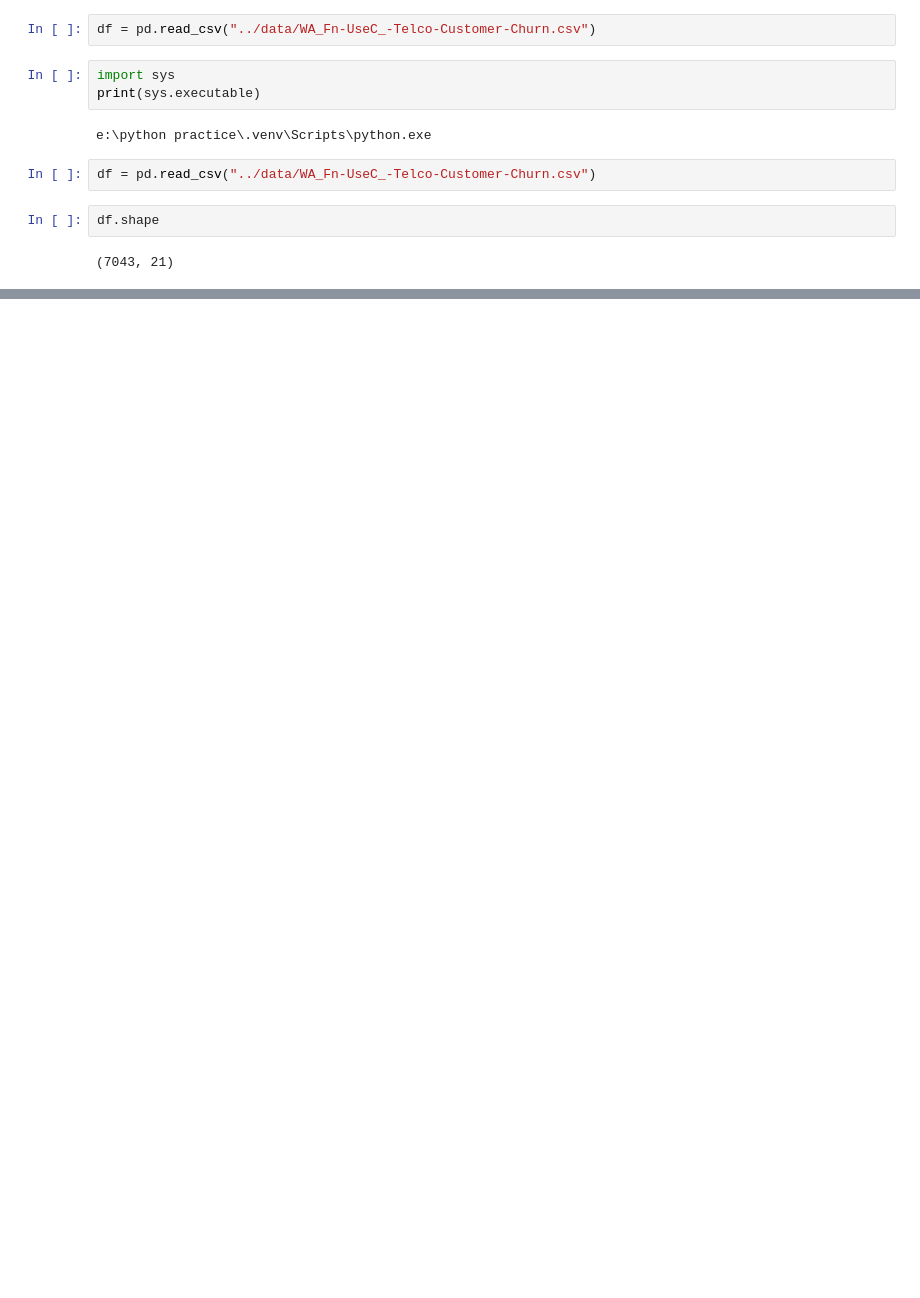
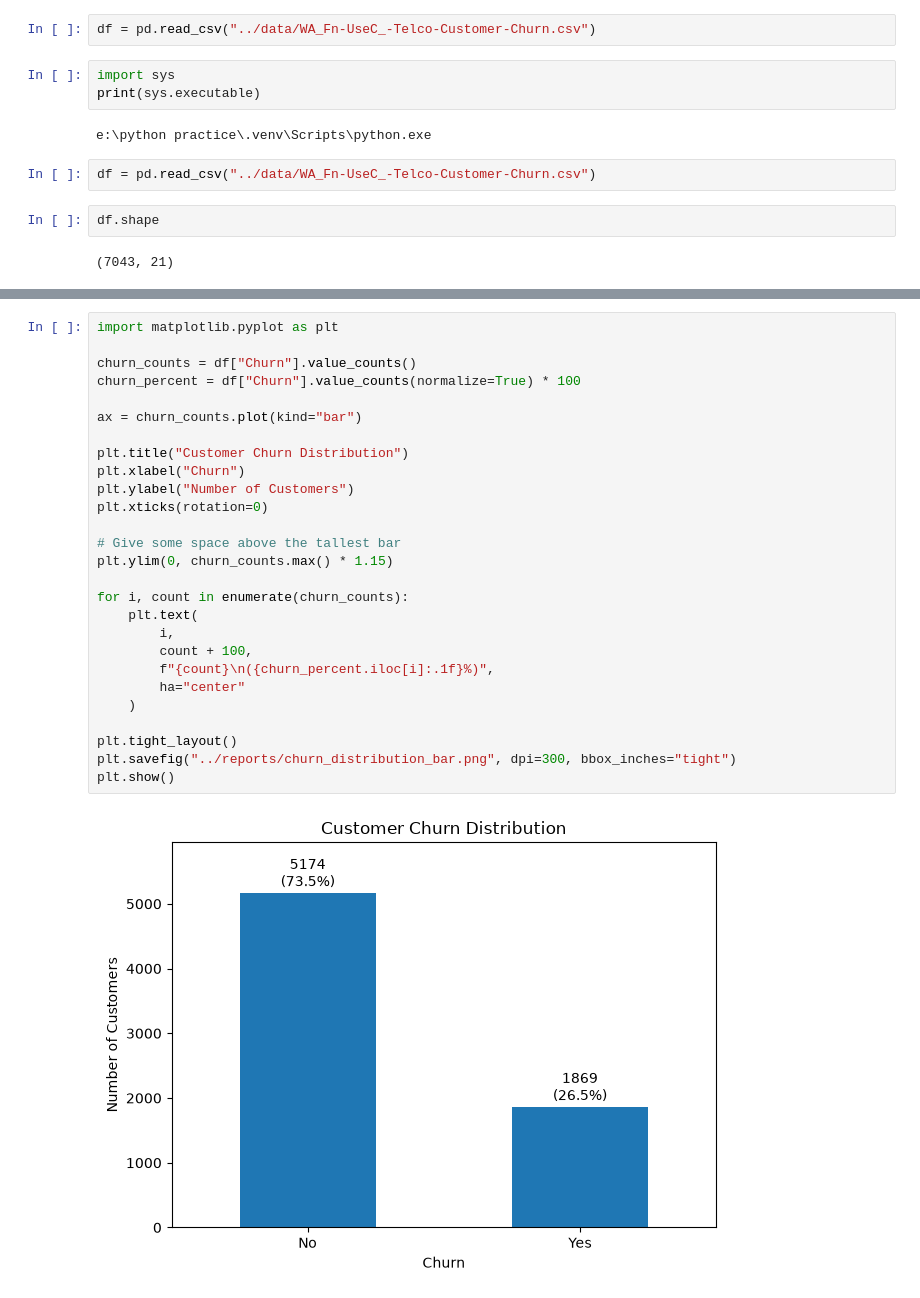
Before and after one commit to DJ321-art/ChurnSense, a Jupyter notebook: notebooks/01_eda.ipynb, the cells around one changed output, grey strips where cells are left out. Drawn from its saved outputs; the diff is of its cells as text; blank space fills up the shorter version.

```diff
--- a/notebooks/01_eda.ipynb
+++ b/notebooks/01_eda.ipynb
@@ -19,0 +153,29 @@ df.shape
+# %%
+import matplotlib.pyplot as plt
+
+churn_counts = df["Churn"].value_counts()
+churn_percent = df["Churn"].value_counts(normalize=True) * 100
+
+ax = churn_counts.plot(kind="bar")
+
+plt.title("Customer Churn Distribution")
+plt.xlabel("Churn")
+plt.ylabel("Number of Customers")
+plt.xticks(rotation=0)
+
+# Give some space above the tallest bar
+plt.ylim(0, churn_counts.max() * 1.15)
+
+for i, count in enumerate(churn_counts):
+    plt.text(
+        i,
+        count + 100,
+        f"{count}\n({churn_percent.iloc[i]:.1f}%)",
+        ha="center"
+    )
+
+plt.tight_layout()
+plt.savefig("../reports/churn_distribution_bar.png", dpi=300, bbox_inches="tight")
+plt.show()
+# %% [output]
+[figure, added]
```
Also changed, not shown: parts of 36 cells of this notebook, 9 other files.
